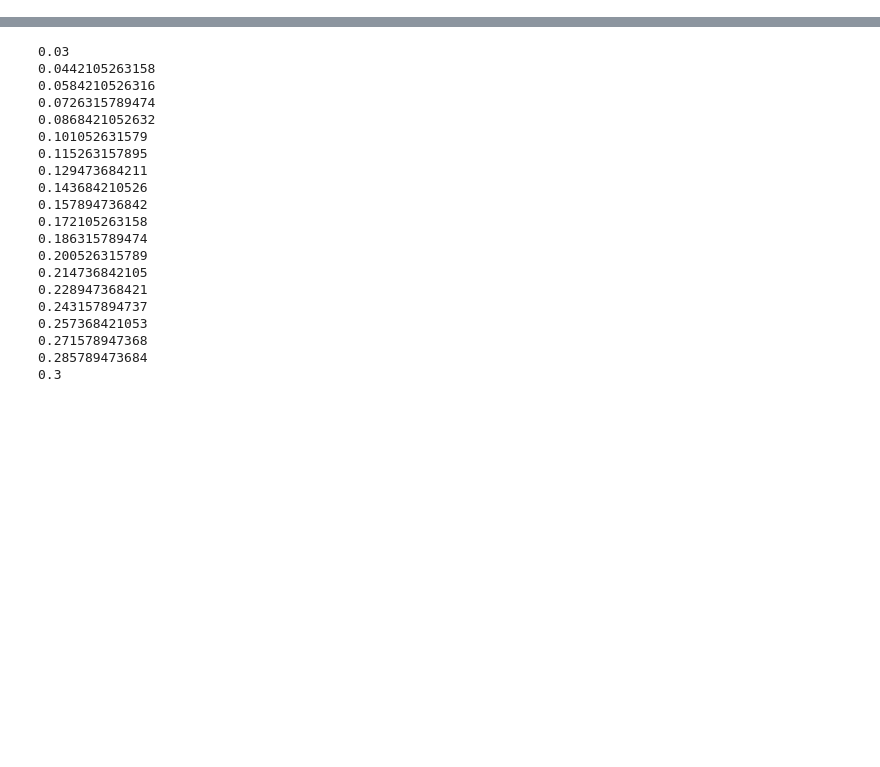
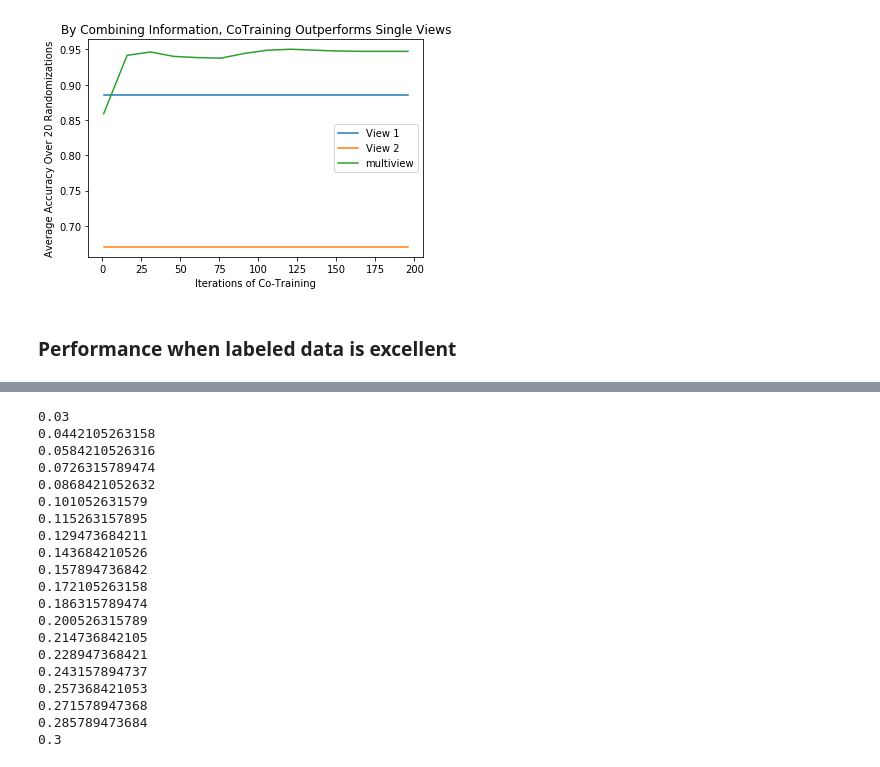
Before and after one commit to rflperry/mvlearn, a Jupyter notebook: FigureMakerCTClassifier.ipynb, the cells around one changed output, grey strips where cells are left out. Cells and saved outputs as stored; diff of their text form; code cells hidden in the pictures; blank space fills up the shorter version.

```diff
--- a/FigureMakerCTClassifier.ipynb
+++ b/FigureMakerCTClassifier.ipynb
@@ -13,0 +262,15 @@ from multiview.datasets.base import load_UCImultifeature
+# %%
+# make a figure from the data
+plt.figure()
+plt.plot(N_iters, acc_view1*np.ones(N_iters.shape))
+plt.plot(N_iters, acc_view2*np.ones(N_iters.shape))
+plt.plot(N_iters, acc_ct)
+plt.legend(('View 1', 'View 2', 'multiview'))
+plt.ylabel("Average Accuracy Over {} Randomizations".format(randomizations))
+plt.xlabel('Iterations of Co-Training')
+plt.title('By Combining Information, CoTraining Outperforms Single Views')
+plt.show()
+# %% [output]
+[figure, added]
+# %% [markdown]
+### Performance when labeled data is excellent
```
Also changed, not shown: parts of 16 cells of this notebook.
